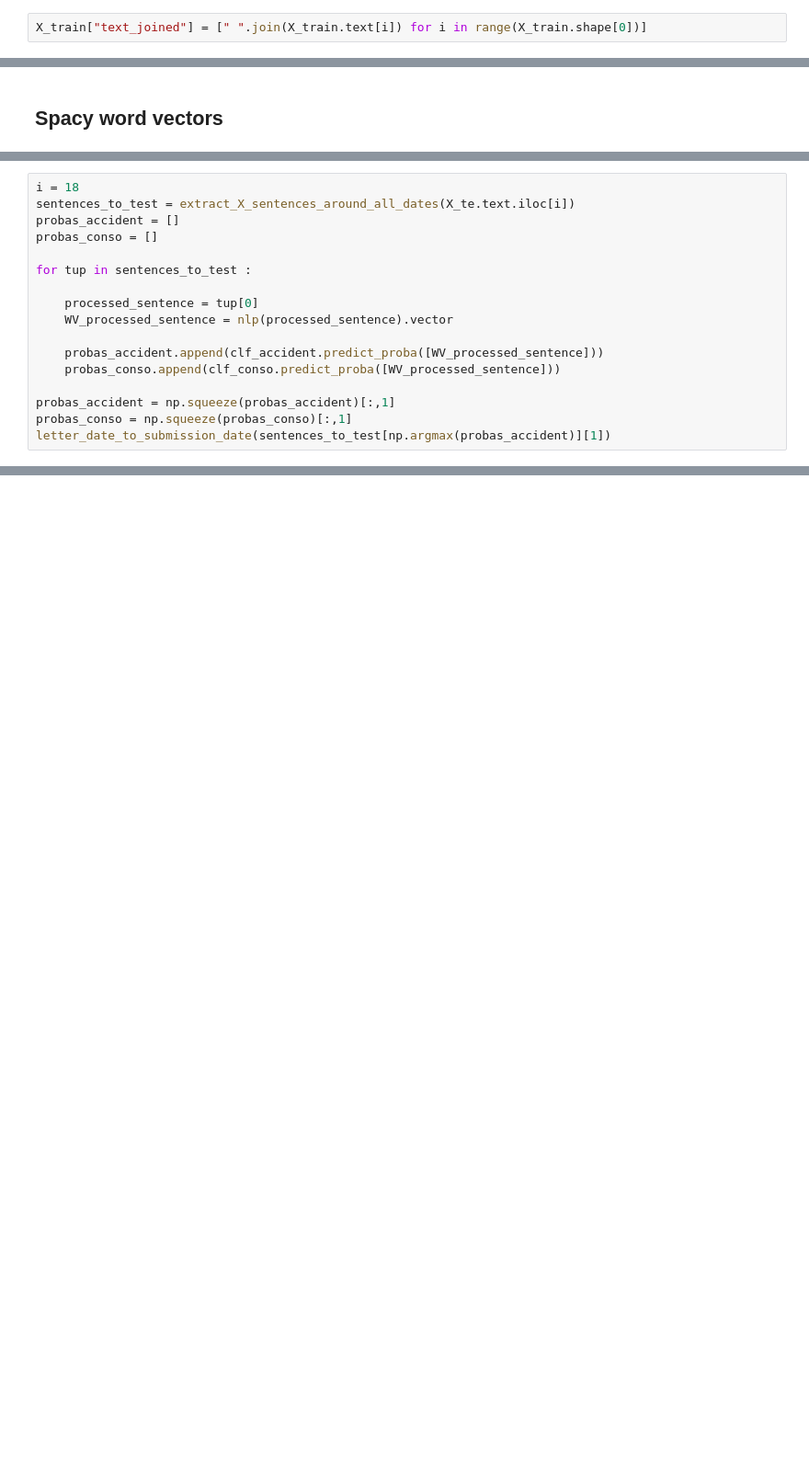
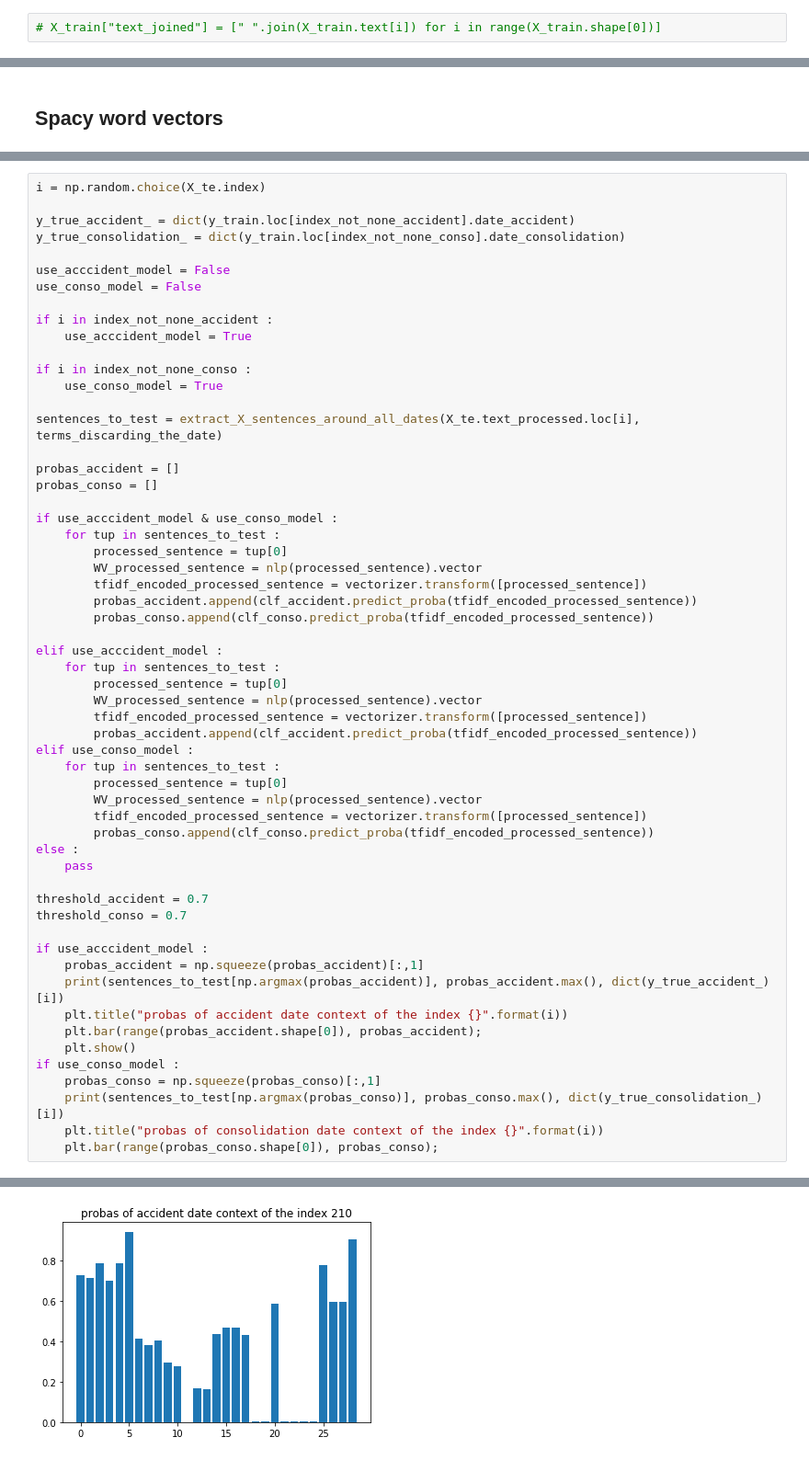
Before and after one commit to gitting-guud/MME_CNN_2020_Challenge, a Jupyter notebook: EDA.ipynb, the cells around one changed output, grey strips where cells are left out. Shown at 92% size. Drawn from its saved outputs; the diff is of its cells as text; blank space fills up the shorter version.

```diff
--- a/EDA.ipynb
+++ b/EDA.ipynb
@@ -12,3 +15,3 @@ Reading testing data : Done
 # %%
-X_train["text_joined"] = [" ".join(X_train.text[i]) for i in range(X_train.shape[0])]
+# X_train["text_joined"] = [" ".join(X_train.text[i]) for i in range(X_train.shape[0])]
 # %%
@@ -403,17 +461,0 @@ for i in range(X_te.text.shape[0]) :
-# %%
-i = 18
-sentences_to_test = extract_X_sentences_around_all_dates(X_te.text.iloc[i])
-probas_accident = []
-probas_conso = []
-
-for tup in sentences_to_test :
-
-    processed_sentence = tup[0]
-    WV_processed_sentence = nlp(processed_sentence).vector
-
-    probas_accident.append(clf_accident.predict_proba([WV_processed_sentence]))
-    probas_conso.append(clf_conso.predict_proba([WV_processed_sentence]))
-
-probas_accident = np.squeeze(probas_accident)[:,1]
-probas_conso = np.squeeze(probas_conso)[:,1]
-letter_date_to_submission_date(sentences_to_test[np.argmax(probas_accident)][1])
@@ -503,0 +740,58 @@ Name: context_around_accident_processed, Length: 770, dtype: object
+# %%
+i = np.random.choice(X_te.index)
+
+y_true_accident_ = dict(y_train.loc[index_not_none_accident].date_accident)
+y_true_consolidation_ = dict(y_train.loc[index_not_none_conso].date_consolidation)
+
+use_acccident_model = False
+use_conso_model = False
+
+if i in index_not_none_accident :
+    use_acccident_model = True
+
+if i in index_not_none_conso :
+    use_conso_model = True
+
+sentences_to_test = extract_X_sentences_around_all_dates(X_te.text_processed.loc[i], terms_discarding_the_date)
+
+probas_accident = []
+probas_conso = []
+
+if use_acccident_model & use_conso_model :
+    for tup in sentences_to_test :
+        processed_sentence = tup[0]
+        WV_processed_sentence = nlp(processed_sentence).vector
+        tfidf_encoded_processed_sentence = vectorizer.transform([processed_sentence])
+        probas_accident.append(clf_accident.predict_proba(tfidf_encoded_processed_sentence))
+        probas_conso.append(clf_conso.predict_proba(tfidf_encoded_processed_sentence))
+
+elif use_acccident_model :
+    for tup in sentences_to_test :
+        processed_sentence = tup[0]
+        WV_processed_sentence = nlp(processed_sentence).vector
+        tfidf_encoded_processed_sentence = vectorizer.transform([processed_sentence])
+        probas_accident.append(clf_accident.predict_proba(tfidf_encoded_processed_sentence))
+elif use_conso_model :
+    for tup in sentences_to_test :
+        processed_sentence = tup[0]
+        WV_processed_sentence = nlp(processed_sentence).vector
+        tfidf_encoded_processed_sentence = vectorizer.transform([processed_sentence])
+        probas_conso.append(clf_conso.predict_proba(tfidf_encoded_processed_sentence))
+else :
+    pass
+
+threshold_accident = 0.7
+threshold_conso = 0.7
+
+if use_acccident_model :
+    probas_accident = np.squeeze(probas_accident)[:,1]
+    print(sentences_to_test[np.argmax(probas_accident)], probas_accident.max(), dict(y_true_accident_)[i])
+    plt.title("probas of accident date context of the index {}".format(i))
+    plt.bar(range(probas_accident.shape[0]), probas_accident);
+    plt.show()
+if use_conso_model :
+    probas_conso = np.squeeze(probas_conso)[:,1]
+    print(sentences_to_test[np.argmax(probas_conso)], probas_conso.max(), dict(y_true_consolidation_)[i])
+    plt.title("probas of consolidation date context of the index {}".format(i))
+    plt.bar(range(probas_conso.shape[0]), probas_conso);
+# %% [output]
@@ -503,0 +802 @@ Name: context_around_accident_processed, Length: 770, dtype: object
+[figure, added]
```
Also changed, not shown: parts of 70 cells of this notebook, 1 other file.
